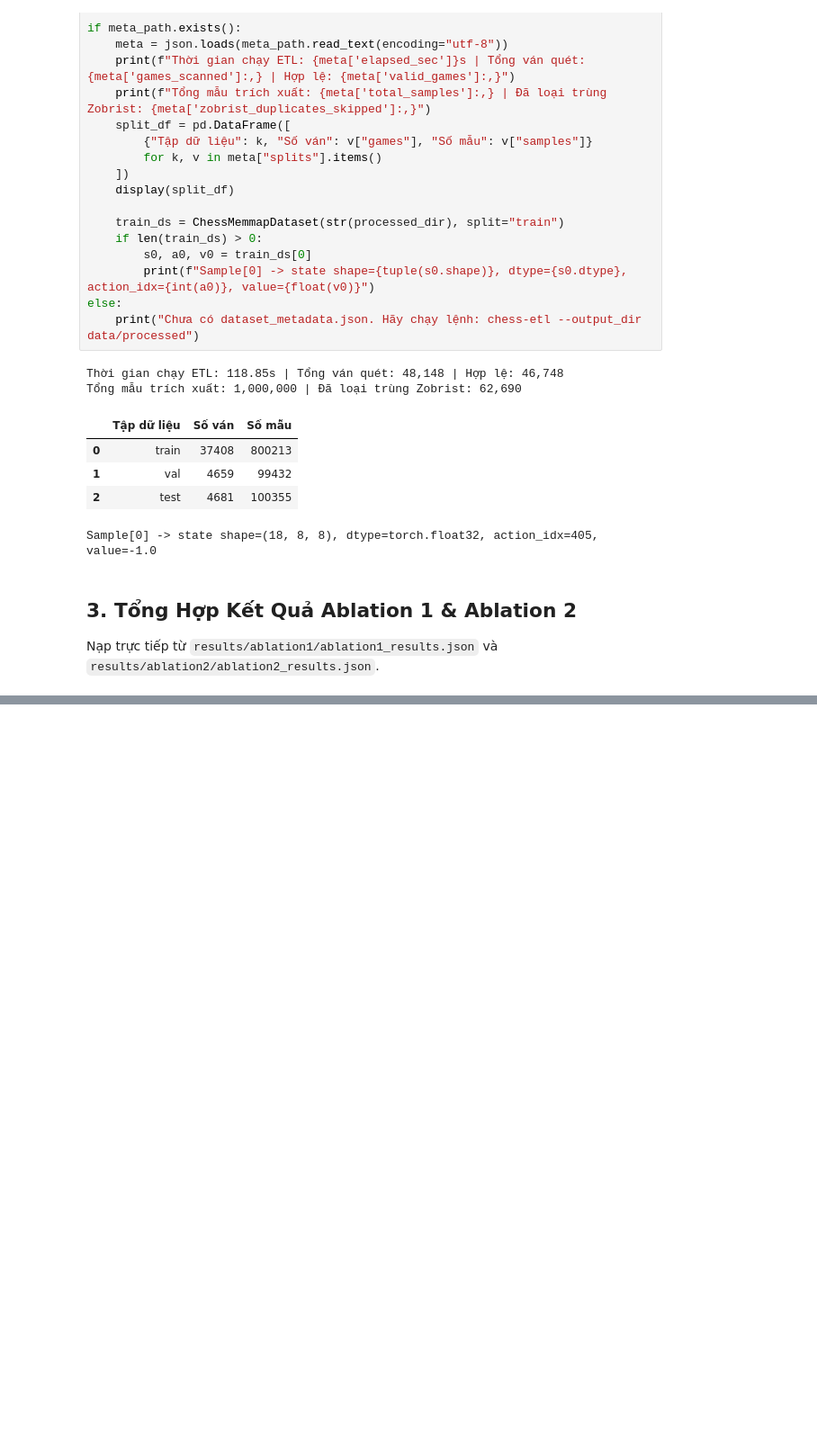
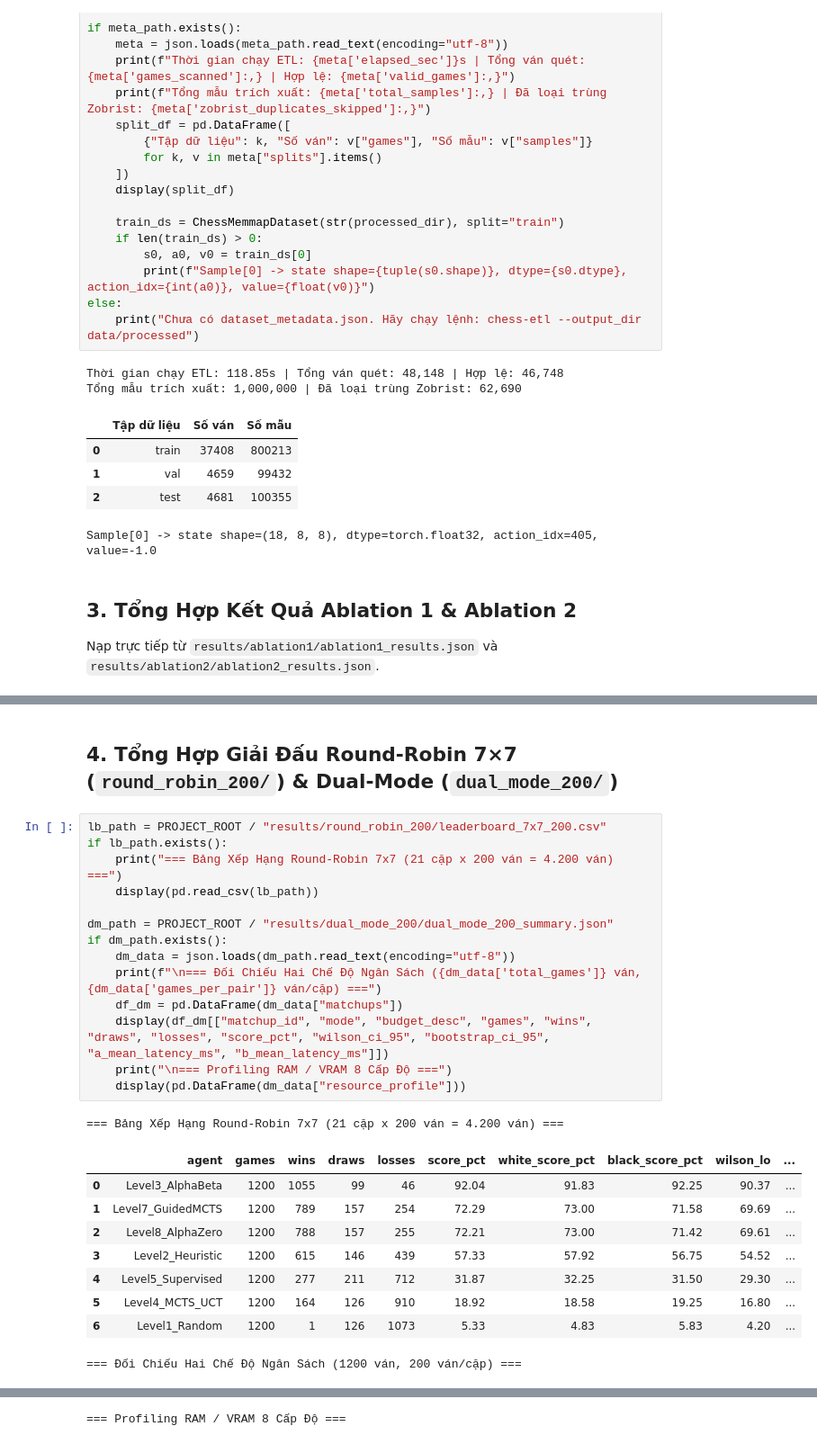
Before and after one commit to VoVanTuan284/101_TTNTNC, a Jupyter notebook: notebooks/analysis.ipynb, the cells around one changed output, grey strips where cells are left out. Shown at 90% size. Cells and saved outputs as stored; diff of their text form; blank space fills up the shorter version.

```diff
--- a/notebooks/analysis.ipynb
+++ b/notebooks/analysis.ipynb
@@ -131,0 +134,27 @@ if ab2_path.exists():
+# %% [markdown]
+## 4. Tổng Hợp Giải Đấu Round-Robin 7×7 (`round_robin_200/`) & Dual-Mode (`dual_mode_200/`)
+# %%
+lb_path = PROJECT_ROOT / "results/round_robin_200/leaderboard_7x7_200.csv"
+if lb_path.exists():
+    print("=== Bảng Xếp Hạng Round-Robin 7x7 (21 cặp x 200 ván = 4.200 ván) ===")
+    display(pd.read_csv(lb_path))
+
+dm_path = PROJECT_ROOT / "results/dual_mode_200/dual_mode_200_summary.json"
+if dm_path.exists():
+    dm_data = json.loads(dm_path.read_text(encoding="utf-8"))
+    print(f"\n=== Đối Chiếu Hai Chế Độ Ngân Sách ({dm_data['total_games']} ván, {dm_data['games_per_pair']} ván/cặp) ===")
+    df_dm = pd.DataFrame(dm_data["matchups"])
+    display(df_dm[["matchup_id", "mode", "budget_desc", "games", "wins", "draws", "losses", "score_pct", "wilson_ci_95", "bootstrap_ci_95", "a_mean_latency_ms", "b_mean_latency_ms"]])
+    print("\n=== Profiling RAM / VRAM 8 Cấp Độ ===")
+    display(pd.DataFrame(dm_data["resource_profile"]))
+# %% [output]
+=== Bảng Xếp Hạng Round-Robin 7x7 (21 cặp x 200 ván = 4.200 ván) ===
+|  | agent | games | wins | draws | losses | score_pct | white_score_pct | black_score_pct | wilson_lo | ... |
+| 0 | Level3_AlphaBeta | 1200 | 1055 | 99 | 46 | 92.04 | 91.83 | 92.25 | 90.37 | ... |
+| 1 | Level7_GuidedMCTS | 1200 | 789 | 157 | 254 | 72.29 | 73.00 | 71.58 | 69.69 | ... |
+| 2 | Level8_AlphaZero | 1200 | 788 | 157 | 255 | 72.21 | 73.00 | 71.42 | 69.61 | ... |
+| 3 | Level2_Heuristic | 1200 | 615 | 146 | 439 | 57.33 | 57.92 | 56.75 | 54.52 | ... |
+| 4 | Level5_Supervised | 1200 | 277 | 211 | 712 | 31.87 | 32.25 | 31.50 | 29.30 | ... |
+| 5 | Level4_MCTS_UCT | 1200 | 164 | 126 | 910 | 18.92 | 18.58 | 19.25 | 16.80 | ... |
+| 6 | Level1_Random | 1200 | 1 | 126 | 1073 | 5.33 | 4.83 | 5.83 | 4.20 | ... |
+=== Đối Chiếu Hai Chế Độ Ngân Sách (1200 ván, 200 ván/cặp) ===
@@ -131,0 +168 @@ if ab2_path.exists():
+=== Profiling RAM / VRAM 8 Cấp Độ ===
```
Also changed, not shown: parts of 3 cells of this notebook.
